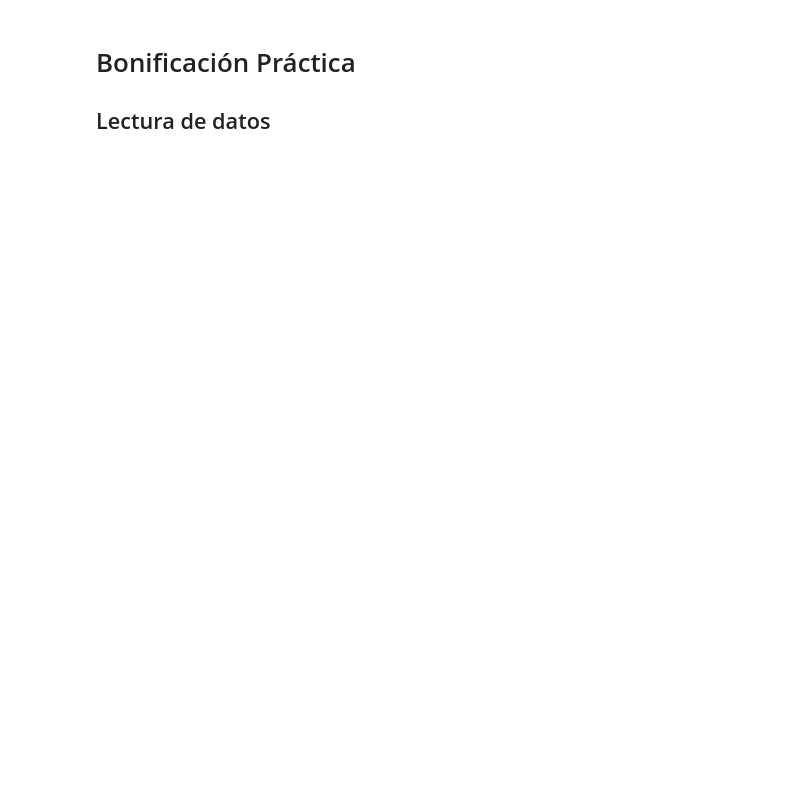
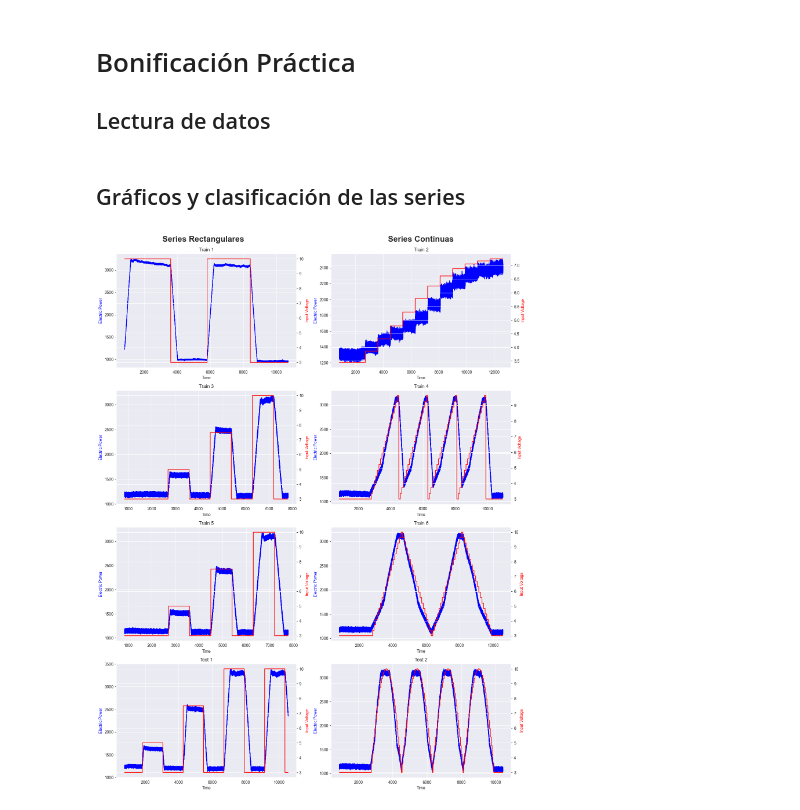
Before and after one commit to Jasonjeik/jbook_ST20240919, a Jupyter notebook: _sources/Bonificacion_1.ipynb, the cells around one changed output. Saved outputs shown, nothing was run; the diff lists cells and outputs as text; code cells hidden in the pictures; blank space fills up the shorter version.

```diff
--- a/_sources/Bonificacion_1.ipynb
+++ b/_sources/Bonificacion_1.ipynb
@@ -88,0 +53,39 @@ for i, (model, test_table) in enumerate(zip(models, test_tables)):
+# %% [markdown]
+## Gráficos y clasificación de las series
+# %%
+#Graficar datos organizados rectangulares y continuos
+
+fig, axes = plt.subplots(4,2,figsize=(15,20))
+
+for i, ax in enumerate(axes.flat):
+    # Elegir el conjunto de datos correspondiente
+    if i<6:
+        train_data = [train_1, train_2, train_3 ,train_4, train_5, train_6][i]
+        ax.plot(train_data.index, train_data['el_power'], color='blue', label='Electric Power')
+        ax.set_title(f'Train {i + 1}')
+        ax.set_xlabel('Time')
+        ax.set_ylabel('Electric Power', color='blue')
+        ax2 = ax.twinx()
+        ax2.plot(train_data.index, train_data['input_voltage'], color='red', label='Input Voltage')
+        ax2.set_ylabel('Input Voltage', color='red')
+    else:
+        test_data = [test_1,test_2][i-6]
+        ax.plot(test_data.index, test_data['el_power'], color='blue', label='Electric Power')
+        ax.set_title(f'Test {i -5}')
+        ax.set_xlabel('Time')
+        ax.set_ylabel('Electric Power', color='blue')
+        ax2 = ax.twinx()
+        ax2.plot(test_data.index, test_data['input_voltage'], color='red', label='Input Voltage')
+        ax2.set_ylabel('Input Voltage', color='red')
+
+# Título para series de tiempo rectangulares
+fig.text(0.25, 0.95, 'Series Rectangulares', fontsize=20, fontweight='bold', ha='center', va='bottom')
+
+# Título para series de tiempo contínuas
+fig.text(0.75, 0.95, 'Series Continuas', fontsize=20, fontweight='bold', ha='center', va='bottom')
+
+# Ajustar el espaciado entre subgráficos
+plt.tight_layout(rect=[0, 0, 1, 0.95])  # Ajustar el espacio superior para el suptitle
+plt.show()
+# %% [output]
+[figure, added]
```
Also changed, not shown: parts of 81 cells of this notebook, 49 other files.
